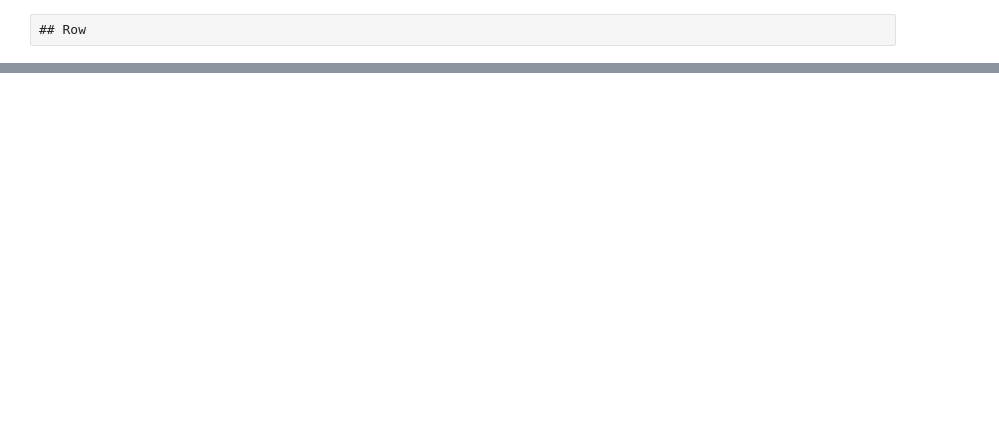
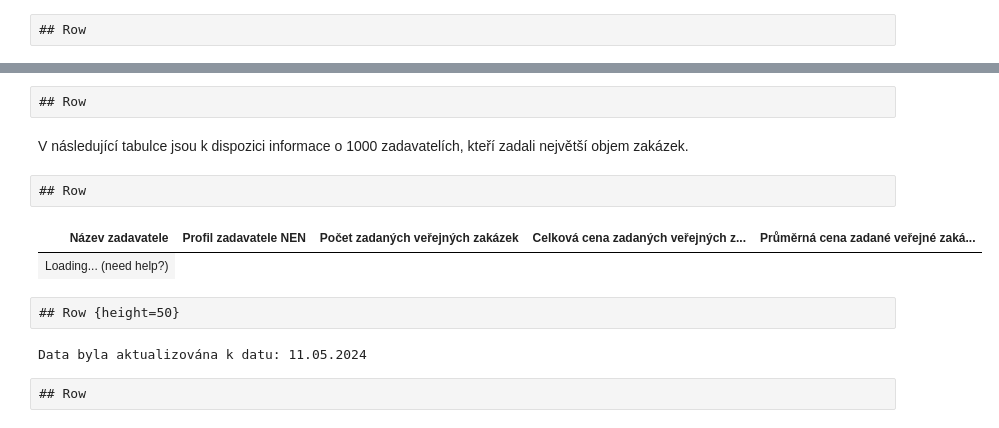
Before and after one commit to opendatalabcz/analysis-public-procurement, a Jupyter notebook: webpages/public_procurements.ipynb, the cells around one changed output, grey strips where cells are left out. Drawn from its saved outputs; the diff is of its cells as text; code cells hidden in the pictures; blank space fills up the shorter version.

```diff
--- a/webpages/public_procurements.ipynb
+++ b/webpages/public_procurements.ipynb
@@ -185,0 +425,15 @@ fig
+# %%
+#| echo: False
+contracting_authority = dataframes['contracting_authority']
+contracting_authority.set_index('id', inplace=True)
+# avarage number of procurement for each contracting authority
+contracting_authority['number_of_procurements'] = pr.groupby('contracting_authority_id').size()
+contracting_authority['number_of_procurements'].fillna(0, inplace=True)
+
+contracting_authority['total_price'] = pr.groupby('contracting_authority_id').contract_price_with_amendments_vat.sum()
+contracting_authority['total_price'].fillna(0, inplace=True)
+
+
+avg_procurements_per_authority = contracting_authority['number_of_procurements'].mean()
+avg_contract_price = contracting_authority['total_price'].mean()
+median_contract_price = contracting_authority['total_price'].median()
@@ -185,0 +514,27 @@ fig
+# %% [raw]
+## Row
+# %% [markdown]
+V následující tabulce jsou k dispozici informace o 1000 zadavatelích, kteří zadali největší objem zakázek.
+# %% [raw]
+## Row
+# %%
+#| echo: False
+data_show = contracting_authority.sort_values('total_price', ascending=False).head(1000)
+data_show['mean_contract_price'] = data_show['total_price'] / data_show['number_of_procurements']
+data_show['mean_contract_price'] = data_show['mean_contract_price'].fillna(0)
+data_show.drop(columns=['address_id'], inplace=True)
+data.fillna('Neuvedeno', inplace=True)
+data_show.rename(columns={'contracting_authority_name':'Název zadavatele', 'url' : 'Profil zadavatele NEN', 'number_of_procurements' : 'Počet zadaných veřejných zakázek', 'total_price' : 'Celková cena zadaných veřejných zakázek s DPH [Kč]', 'mean_contract_price' : 'Průměrná cena zadané veřejné zakázky [Kč]', 'organisation_id' : 'IČO', 'vat_id_number' : 'DIČ'}, inplace=True)
+# %%
+show(data_show, maxBytes=200*1024, showIndex=False, paging=True, search=True, tableClass="table table-bordered", lengthMenu=[10])
+# %% [output]
+| Název zadavatele | Profil zadavatele NEN | Počet zadaných veřejných zakázek | Celková cena zadaných veřejných z... | Průměrná cena zadané veřejné zaká... |
+| Loading... (need help?) |
+# %% [raw]
+## Row {height=50}
+# %%
+print(f"Data byla aktualizována k datu: {date_of_actualization.strftime('%d.%m.%Y')}")
+# %% [output]
+Data byla aktualizována k datu: 11.05.2024
+# %% [raw]
+## Row
```
Also changed, not shown: parts of 84 cells of this notebook, 25 other files.
